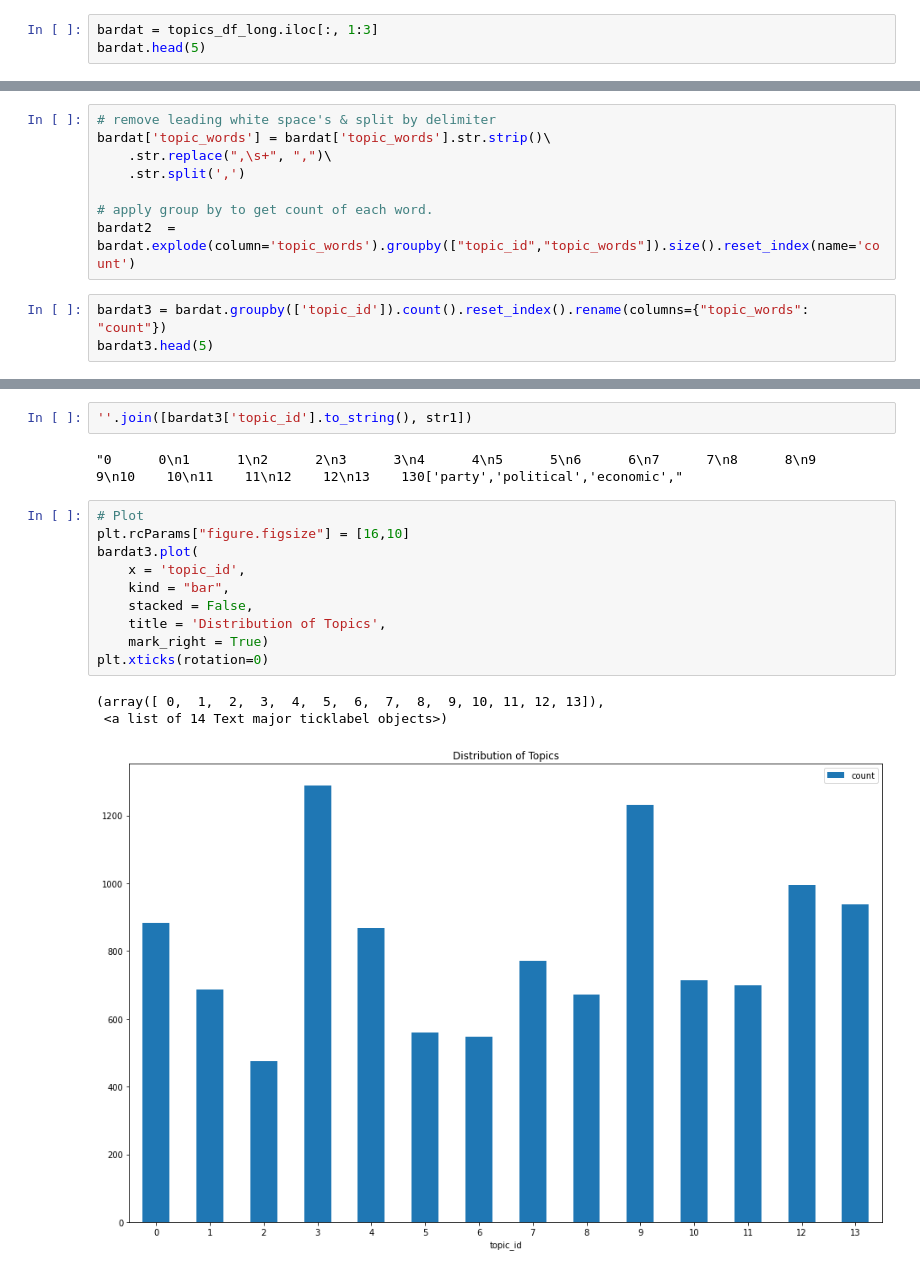
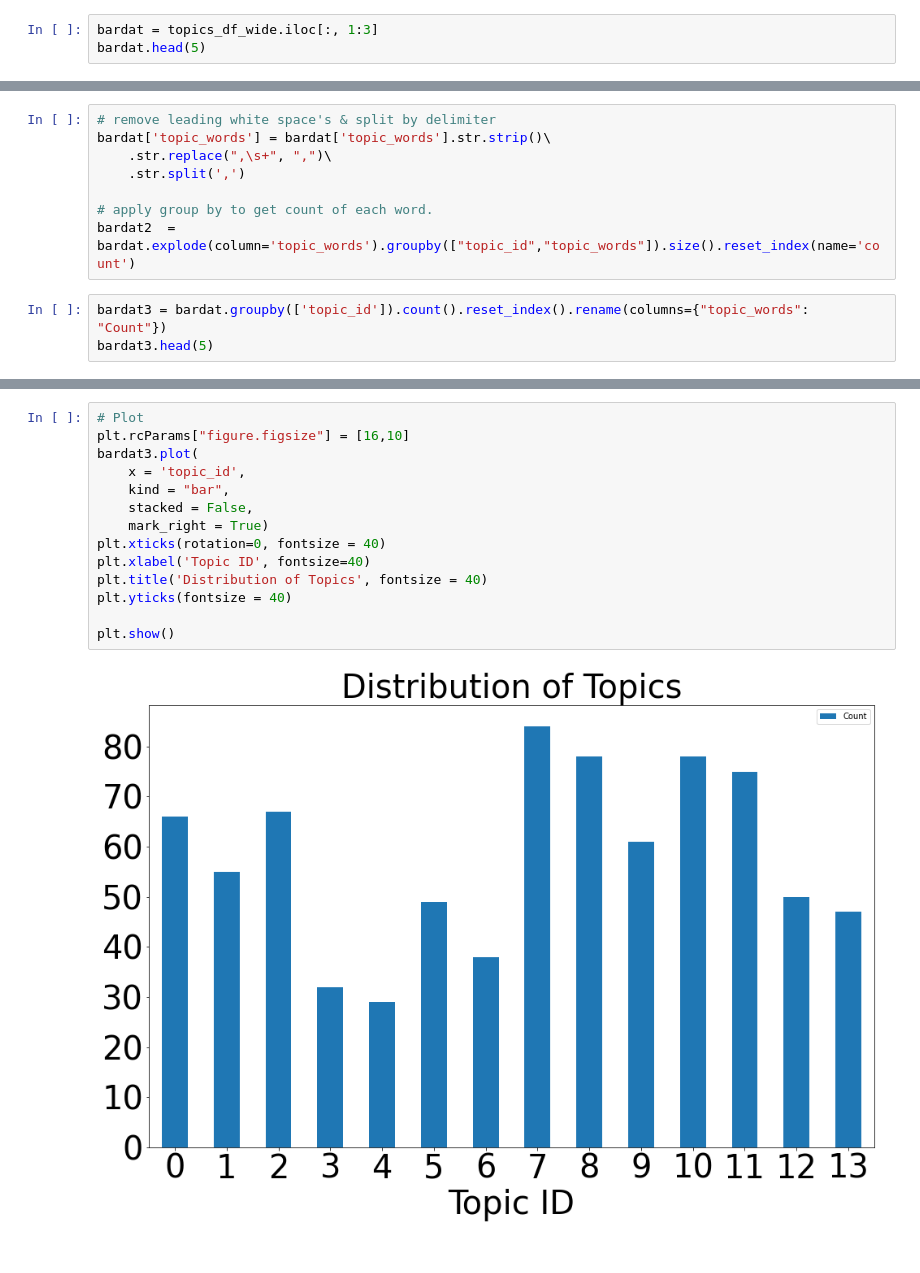
Before and after one commit to esnue/ThesisAllocationSystem, a Jupyter notebook: 4_Visualization.ipynb, the cells around one changed output, grey strips where cells are left out. Cells and saved outputs as stored; diff of their text form.

```diff
--- a/4_Visualization.ipynb
+++ b/4_Visualization.ipynb
@@ -186,5 +189,5 @@ topics_df_long.head(5)
 # %%
-bardat = topics_df_long.iloc[:, 1:3]
+bardat = topics_df_wide.iloc[:, 1:3]
 bardat.head(5)
 # %% [output]
 |  | topic_id | topic_words |
@@ -202,6 +205,6 @@ bardat['topic_words'] = bardat['topic_words'].str.strip()\
 # apply group by to get count of each word.
 bardat2  = bardat.explode(column='topic_words').groupby(["topic_id","topic_words"]).size().reset_index(name='count')
 # %%
-bardat3 = bardat.groupby(['topic_id']).count().reset_index().rename(columns={"topic_words": "count"})
+bardat3 = bardat.groupby(['topic_id']).count().reset_index().rename(columns={"topic_words": "Count"})
 bardat3.head(5)
 # %% [output]
@@ -232,18 +217,16 @@ bardat3
-# %%
-''.join([bardat3['topic_id'].to_string(), str1])
-# %% [output]
-"0      0\n1      1\n2      2\n3      3\n4      4\n5      5\n6      6\n7      7\n8      8\n9      9\n10    10\n11    11\n12    12\n13    130['party','political','economic',"
 # %%
 # Plot
 plt.rcParams["figure.figsize"] = [16,10]
 bardat3.plot(
     x = 'topic_id',
     kind = "bar",
     stacked = False,
-    title = 'Distribution of Topics',
     mark_right = True)
-plt.xticks(rotation=0)
+plt.xticks(rotation=0, fontsize = 40)
+plt.xlabel('Topic ID', fontsize=40)
+plt.title('Distribution of Topics', fontsize = 40)
+plt.yticks(fontsize = 40)
+
+plt.show()
 # %% [output]
-(array([ 0,  1,  2,  3,  4,  5,  6,  7,  8,  9, 10, 11, 12, 13]),
- <a list of 14 Text major ticklabel objects>)
-[figure, old version]
+[figure, new version]
```
Also changed, not shown: parts of 16 cells of this notebook.
